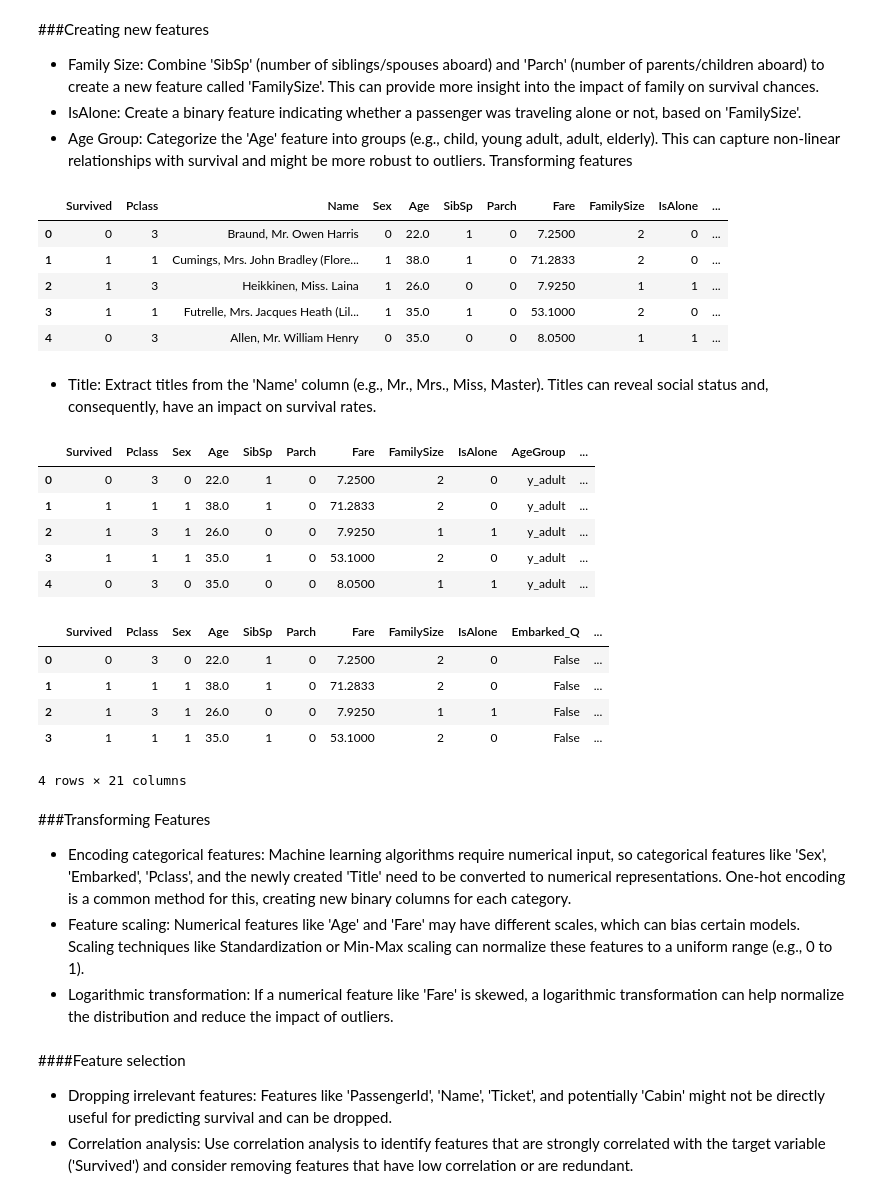
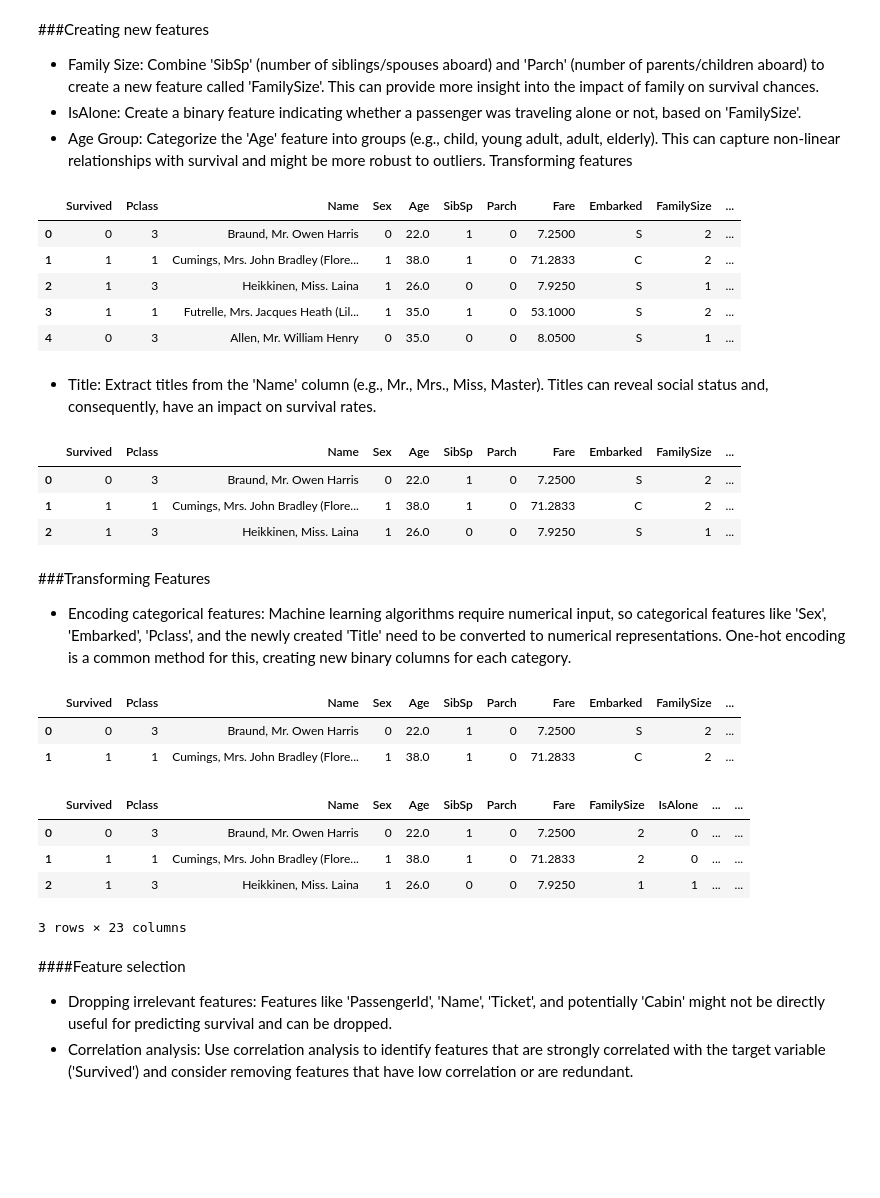
Before and after one commit to SrEntropy/titanic-ml-pipeline, a Jupyter notebook: notebooks/featureEngineering.ipynb, the cells around one changed output. Drawn from its saved outputs; the diff is of its cells as text; code cells hidden in the pictures; blank space fills up the shorter version.

```diff
--- a/notebooks/featureEngineering.ipynb
+++ b/notebooks/featureEngineering.ipynb
@@ -0,0 +4,3 @@
+# %%
+df = pd.read_csv("Titanic-Dataset.csv")
+df.head(3)
@@ -40,25 +48,24 @@ data
 - Age Group: Categorize the 'Age' feature into groups (e.g., child, young adult, adult, elderly). This can capture non-linear relationships with survival and might be more robust to outliers.
 Transforming features
 # %%
-data["FamilySize"] = data["SibSp"] + data["Parch"] + 1
-data["IsAlone"] = data["FamilySize"].apply(lambda x:1 if x ==1 else 0)
+df["FamilySize"] = df["SibSp"] + df["Parch"] + 1
+df["IsAlone"] = df["FamilySize"].apply(lambda x:1 if x ==1 else 0)
 year = [0,9,17,39,59,120]
 labels = ["child", "Teen", "y_adult", "m_adult", "senior"]
-data["AgeGroup"] = pd.cut(data["Age"],bins=year,labels=labels)
-data = pd.get_dummies(data,columns=["Embarked"], drop_first= True)
-data.head()
+df["AgeGroup"] = pd.cut(df["Age"],bins=year,labels=labels)
+df.head()
 # %% [output]
-|  | Survived | Pclass | Name | Sex | Age | SibSp | Parch | Fare | FamilySize | IsAlone | ... |
-| 0 | 0 | 3 | Braund, Mr. Owen Harris | 0 | 22.0 | 1 | 0 | 7.2500 | 2 | 0 | ... |
-| 1 | 1 | 1 | Cumings, Mrs. John Bradley (Flore... | 1 | 38.0 | 1 | 0 | 71.2833 | 2 | 0 | ... |
-| 2 | 1 | 3 | Heikkinen, Miss. Laina | 1 | 26.0 | 0 | 0 | 7.9250 | 1 | 1 | ... |
-| 3 | 1 | 1 | Futrelle, Mrs. Jacques Heath (Lil... | 1 | 35.0 | 1 | 0 | 53.1000 | 2 | 0 | ... |
-| 4 | 0 | 3 | Allen, Mr. William Henry | 0 | 35.0 | 0 | 0 | 8.0500 | 1 | 1 | ... |
+|  | Survived | Pclass | Name | Sex | Age | SibSp | Parch | Fare | Embarked | FamilySize | ... |
+| 0 | 0 | 3 | Braund, Mr. Owen Harris | 0 | 22.0 | 1 | 0 | 7.2500 | S | 2 | ... |
+| 1 | 1 | 1 | Cumings, Mrs. John Bradley (Flore... | 1 | 38.0 | 1 | 0 | 71.2833 | C | 2 | ... |
+| 2 | 1 | 3 | Heikkinen, Miss. Laina | 1 | 26.0 | 0 | 0 | 7.9250 | S | 1 | ... |
+| 3 | 1 | 1 | Futrelle, Mrs. Jacques Heath (Lil... | 1 | 35.0 | 1 | 0 | 53.1000 | S | 2 | ... |
+| 4 | 0 | 3 | Allen, Mr. William Henry | 0 | 35.0 | 0 | 0 | 8.0500 | S | 1 | ... |
 # %% [markdown]
 - Title: Extract titles from the 'Name' column (e.g., Mr., Mrs., Miss, Master). Titles can reveal social status and, consequently, have an impact on survival rates.
 # %%
-data["Title"] = data["Name"].apply(lambda x: x.split(",")[1].split(".")[0].strip())
-unique_title = data["Title"].unique()
+df["Title"] = df["Name"].apply(lambda x: x.split(",")[1].split(".")[0].strip())
+unique_title = df["Title"].unique()
 
 def simplify_title(title):
     royalty = ['Don', 'Sir', 'Lady', 'the Countess', 'Jonkheer', 'Prince']
@@ -77,34 +84,33 @@ def simplify_title(title):
     else:
         return title  # Keep common titles like Mr, Mrs, Miss, Master
 
-data["TitleGroup"] = data["Title"].apply(simplify_title)
-data = pd.get_dummies(data, columns=["TitleGroup"], drop_first= True)
-data.drop(columns=["Name", "Title"], inplace=True)
-data.head(5)
+df["TitleGroup"] = df["Title"].apply(simplify_title)
+df.head(3)
 # %% [output]
-|  | Survived | Pclass | Sex | Age | SibSp | Parch | Fare | FamilySize | IsAlone | AgeGroup | ... |
-| 0 | 0 | 3 | 0 | 22.0 | 1 | 0 | 7.2500 | 2 | 0 | y_adult | ... |
-| 1 | 1 | 1 | 1 | 38.0 | 1 | 0 | 71.2833 | 2 | 0 | y_adult | ... |
-| 2 | 1 | 3 | 1 | 26.0 | 0 | 0 | 7.9250 | 1 | 1 | y_adult | ... |
-| 3 | 1 | 1 | 1 | 35.0 | 1 | 0 | 53.1000 | 2 | 0 | y_adult | ... |
-| 4 | 0 | 3 | 0 | 35.0 | 0 | 0 | 8.0500 | 1 | 1 | y_adult | ... |
+|  | Survived | Pclass | Name | Sex | Age | SibSp | Parch | Fare | Embarked | FamilySize | ... |
+| 0 | 0 | 3 | Braund, Mr. Owen Harris | 0 | 22.0 | 1 | 0 | 7.2500 | S | 2 | ... |
+| 1 | 1 | 1 | Cumings, Mrs. John Bradley (Flore... | 1 | 38.0 | 1 | 0 | 71.2833 | C | 2 | ... |
+| 2 | 1 | 3 | Heikkinen, Miss. Laina | 1 | 26.0 | 0 | 0 | 7.9250 | S | 1 | ... |
+# %% [markdown]
+###Transforming Features
+- Encoding categorical features: Machine learning algorithms require numerical input, so categorical features like 'Sex', 'Embarked', 'Pclass', and the newly created 'Title' need to be converted to numerical representations. One-hot encoding is a common method for this, creating new binary columns for each category.
+# %%
+df.head(2)
+# %% [output]
+|  | Survived | Pclass | Name | Sex | Age | SibSp | Parch | Fare | Embarked | FamilySize | ... |
+| 0 | 0 | 3 | Braund, Mr. Owen Harris | 0 | 22.0 | 1 | 0 | 7.2500 | S | 2 | ... |
+| 1 | 1 | 1 | Cumings, Mrs. John Bradley (Flore... | 1 | 38.0 | 1 | 0 | 71.2833 | C | 2 | ... |
 # %%
-df = data.copy()
-
+df = pd.get_dummies(df, columns=["TitleGroup"], drop_first= True)
+df = pd.get_dummies(df,columns=["Embarked"], drop_first= True)
 df = pd.get_dummies(df, columns=["AgeGroup"], drop_first = True)
-df.head(4)
+df.head(3)
 # %% [output]
-|  | Survived | Pclass | Sex | Age | SibSp | Parch | Fare | FamilySize | IsAlone | Embarked_Q | ... |
-| 0 | 0 | 3 | 0 | 22.0 | 1 | 0 | 7.2500 | 2 | 0 | False | ... |
-| 1 | 1 | 1 | 1 | 38.0 | 1 | 0 | 71.2833 | 2 | 0 | False | ... |
-| 2 | 1 | 3 | 1 | 26.0 | 0 | 0 | 7.9250 | 1 | 1 | False | ... |
-| 3 | 1 | 1 | 1 | 35.0 | 1 | 0 | 53.1000 | 2 | 0 | False | ... |
+|  | Survived | Pclass | Name | Sex | Age | SibSp | Parch | Fare | FamilySize | IsAlone | ... | ... |
+| 0 | 0 | 3 | Braund, Mr. Owen Harris | 0 | 22.0 | 1 | 0 | 7.2500 | 2 | 0 | ... | ... |
+| 1 | 1 | 1 | Cumings, Mrs. John Bradley (Flore... | 1 | 38.0 | 1 | 0 | 71.2833 | 2 | 0 | ... | ... |
+| 2 | 1 | 3 | Heikkinen, Miss. Laina | 1 | 26.0 | 0 | 0 | 7.9250 | 1 | 1 | ... | ... |
-4 rows × 21 columns
+3 rows × 23 columns
-# %% [markdown]
-###Transforming Features
-- Encoding categorical features: Machine learning algorithms require numerical input, so categorical features like 'Sex', 'Embarked', 'Pclass', and the newly created 'Title' need to be converted to numerical representations. One-hot encoding is a common method for this, creating new binary columns for each category.
-- Feature scaling: Numerical features like 'Age' and 'Fare' may have different scales, which can bias certain models. Scaling techniques like Standardization or Min-Max scaling can normalize these features to a uniform range (e.g., 0 to 1).
-- Logarithmic transformation: If a numerical feature like 'Fare' is skewed, a logarithmic transformation can help normalize the distribution and reduce the impact of outliers.
 # %% [markdown]
 ####Feature selection
 - Dropping irrelevant features: Features like 'PassengerId', 'Name', 'Ticket', and potentially 'Cabin' might not be directly useful for predicting survival and can be dropped.
```
Also changed, not shown: parts of 18 cells of this notebook.
